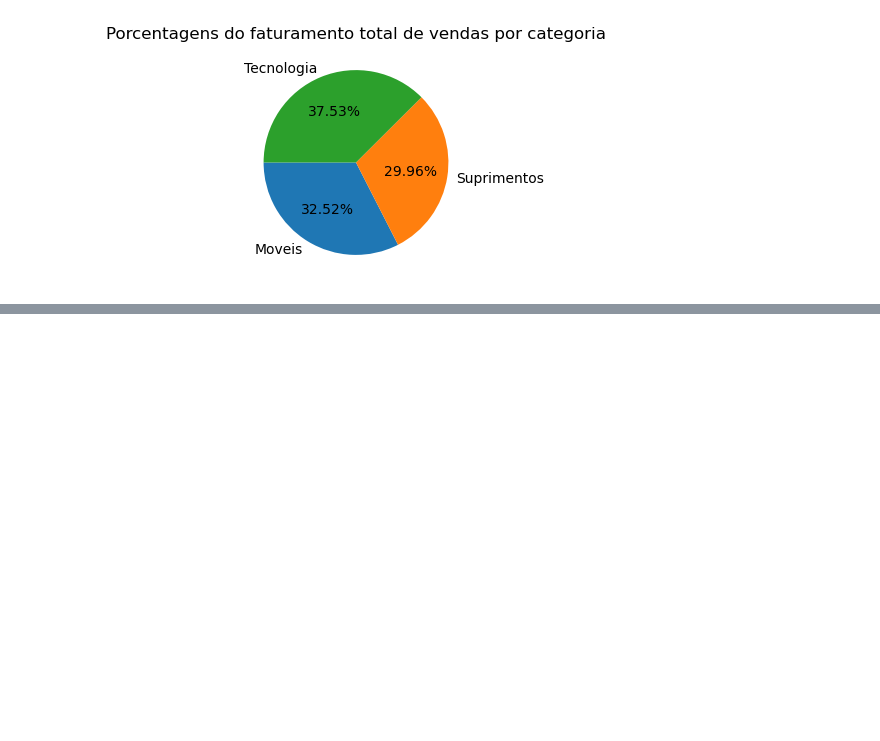
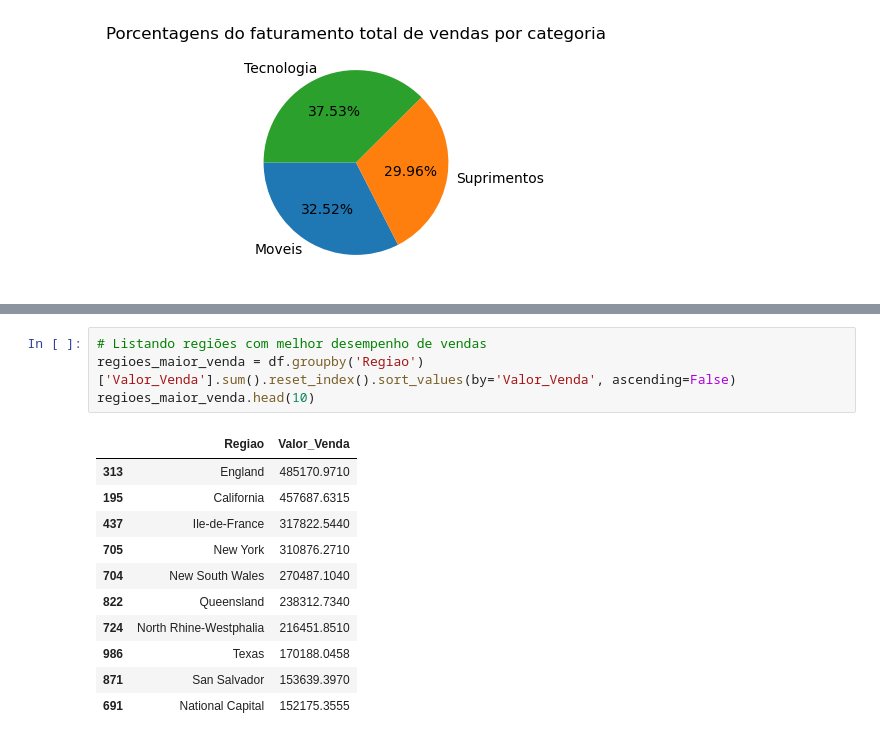
Before and after one commit to alex-pinheiro-filho/analise-desempenho-vendas, a Jupyter notebook: Projeto-Analise-Desempenho.ipynb, the cells around one changed output, grey strips where cells are left out. Saved outputs shown, nothing was run; the diff lists cells and outputs as text; blank space fills up the shorter version.

```diff
--- a/Projeto-Analise-Desempenho.ipynb
+++ b/Projeto-Analise-Desempenho.ipynb
@@ -219,0 +269,16 @@ plt.show()
+# %%
+# Listando regiões com melhor desempenho de vendas
+regioes_maior_venda = df.groupby('Regiao')['Valor_Venda'].sum().reset_index().sort_values(by='Valor_Venda', ascending=False)
+regioes_maior_venda.head(10)
+# %% [output]
+|  | Regiao | Valor_Venda |
+| 313 | England | 485170.9710 |
+| 195 | California | 457687.6315 |
+| 437 | Ile-de-France | 317822.5440 |
+| 705 | New York | 310876.2710 |
+| 704 | New South Wales | 270487.1040 |
+| 822 | Queensland | 238312.7340 |
+| 724 | North Rhine-Westphalia | 216451.8510 |
+| 986 | Texas | 170188.0458 |
+| 871 | San Salvador | 153639.3970 |
+| 691 | National Capital | 152175.3555 |
```
Also changed, not shown: parts of 28 cells of this notebook.
